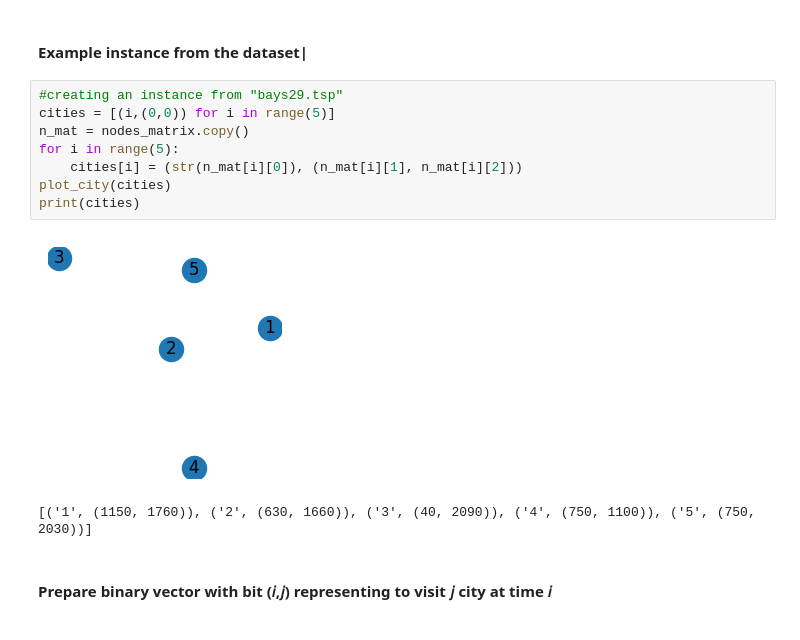
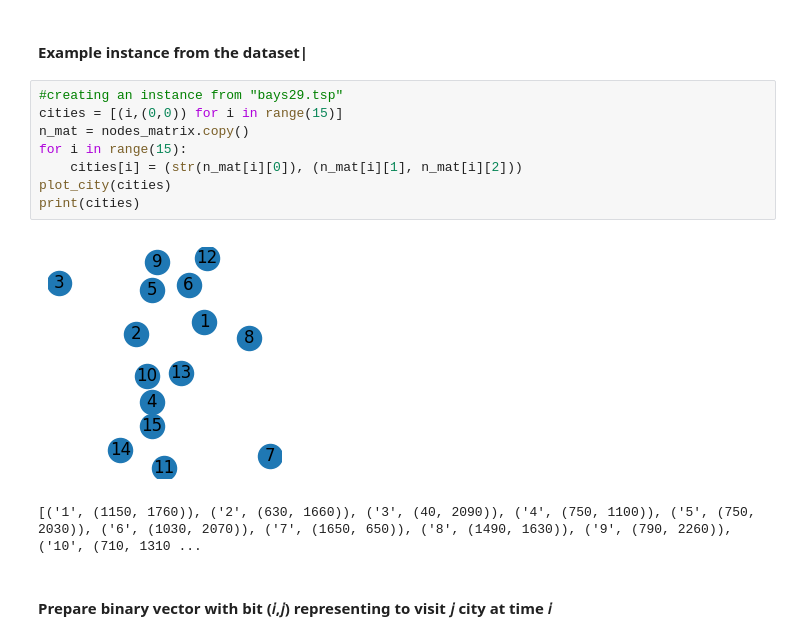
Before and after one commit to Aniket01/QIntern2023, a Jupyter notebook: TSP/Understanding TSPLib.ipynb, the cells around one changed output. Saved outputs shown, nothing was run; the diff lists cells and outputs as text.

```diff
--- a/TSP/Understanding TSPLib.ipynb
+++ b/TSP/Understanding TSPLib.ipynb
@@ -91,15 +91,15 @@ def dist(i, j, cities):
 #### Example instance from the dataset|
 # %%
 #creating an instance from "bays29.tsp"
-cities = [(i,(0,0)) for i in range(5)]
+cities = [(i,(0,0)) for i in range(15)]
 n_mat = nodes_matrix.copy()
-for i in range(5):
+for i in range(15):
     cities[i] = (str(n_mat[i][0]), (n_mat[i][1], n_mat[i][2]))
 plot_city(cities)
 print(cities)
 # %% [output]
-[figure, old version]
+[figure, new version]
-[('1', (1150, 1760)), ('2', (630, 1660)), ('3', (40, 2090)), ('4', (750, 1100)), ('5', (750, 2030))]
+[('1', (1150, 1760)), ('2', (630, 1660)), ('3', (40, 2090)), ('4', (750, 1100)), ('5', (750, 2030)), ('6', (1030, 2070)), ('7', (1650, 650)), ('8', (1490, 1630)), ('9', (790, 2260)), ('10', (710, 1310 ...
 # %% [markdown]
 #### Prepare binary vector with bit (𝑖,𝑗) representing to visit 𝑗 city at time 𝑖
 # %%
```
Also changed, not shown: parts of 8 cells of this notebook.
